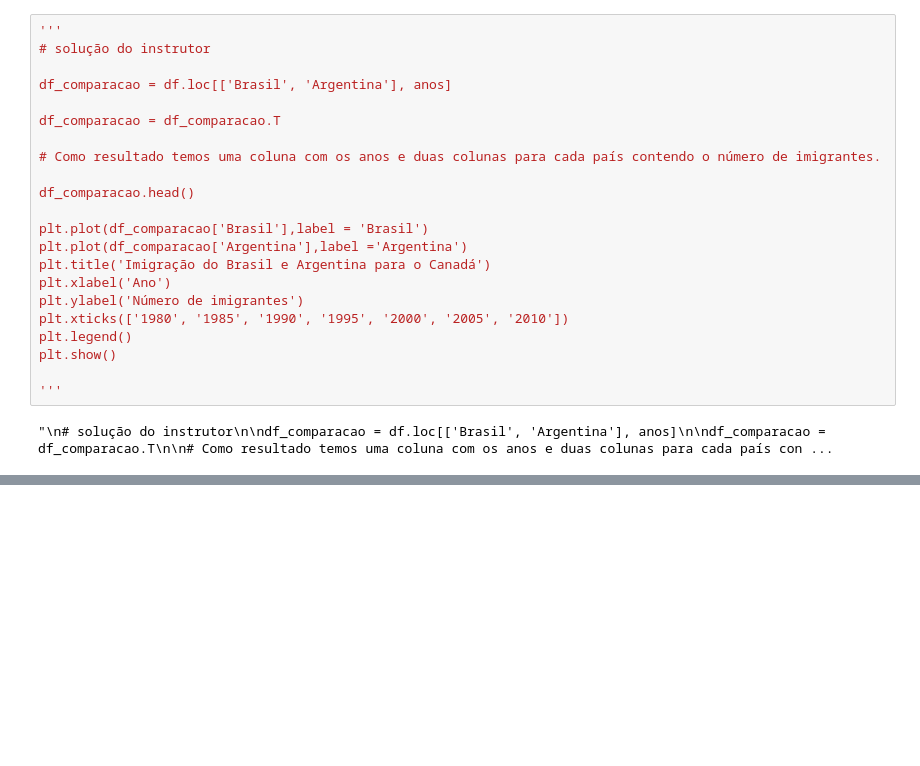
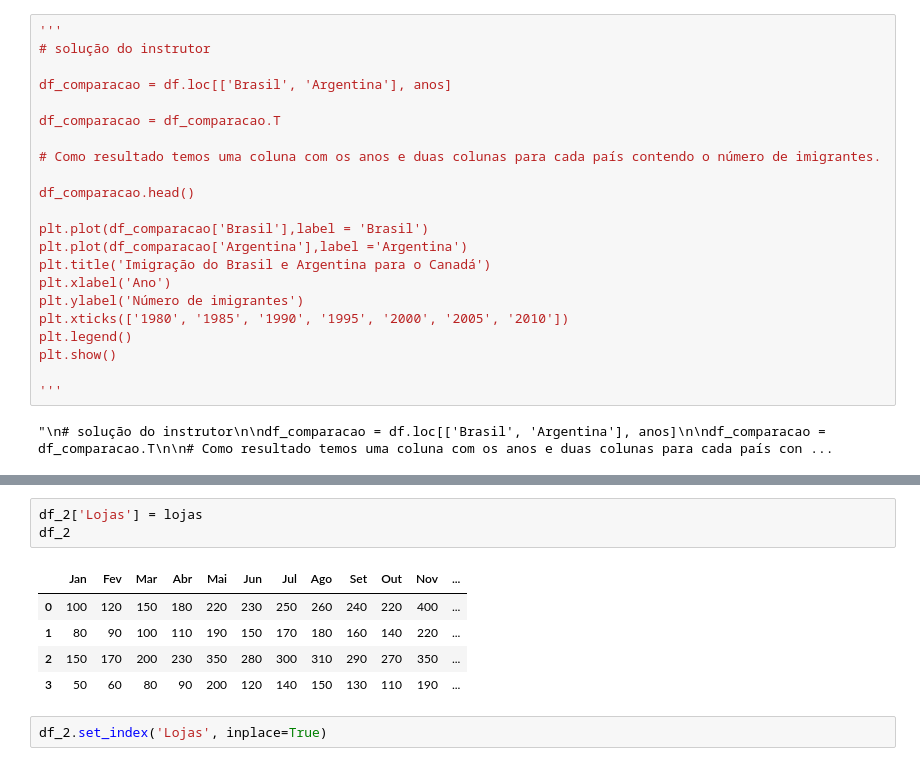
Before and after one commit to brunorm86/visualizacao_dados_python, a Jupyter notebook: desafios.ipynb, the cells around one changed output, grey strips where cells are left out. Drawn from its saved outputs; the diff is of its cells as text; blank space fills up the shorter version.

```diff
--- a/desafios.ipynb
+++ b/desafios.ipynb
@@ -97,0 +154,11 @@ plt.show()
+# %%
+df_2['Lojas'] = lojas
+df_2
+# %% [output]
+|  | Jan | Fev | Mar | Abr | Mai | Jun | Jul | Ago | Set | Out | Nov | ... |
+| 0 | 100 | 120 | 150 | 180 | 220 | 230 | 250 | 260 | 240 | 220 | 400 | ... |
+| 1 | 80 | 90 | 100 | 110 | 190 | 150 | 170 | 180 | 160 | 140 | 220 | ... |
+| 2 | 150 | 170 | 200 | 230 | 350 | 280 | 300 | 310 | 290 | 270 | 350 | ... |
+| 3 | 50 | 60 | 80 | 90 | 200 | 120 | 140 | 150 | 130 | 110 | 190 | ... |
+# %%
+df_2.set_index('Lojas', inplace=True)
```
Also changed, not shown: parts of 10 cells of this notebook, 5 other files.
